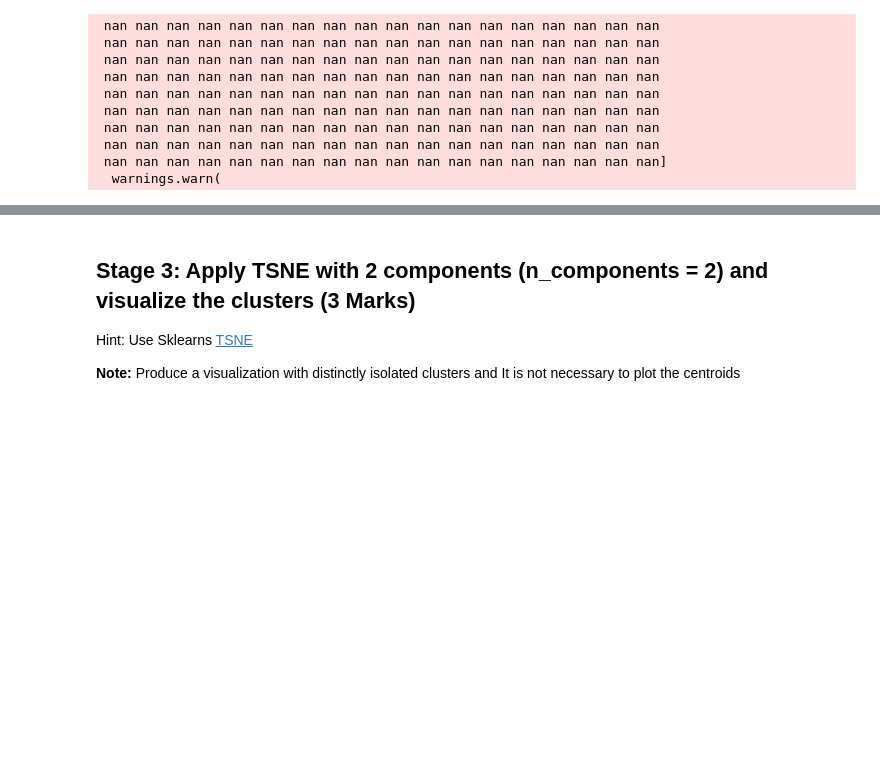
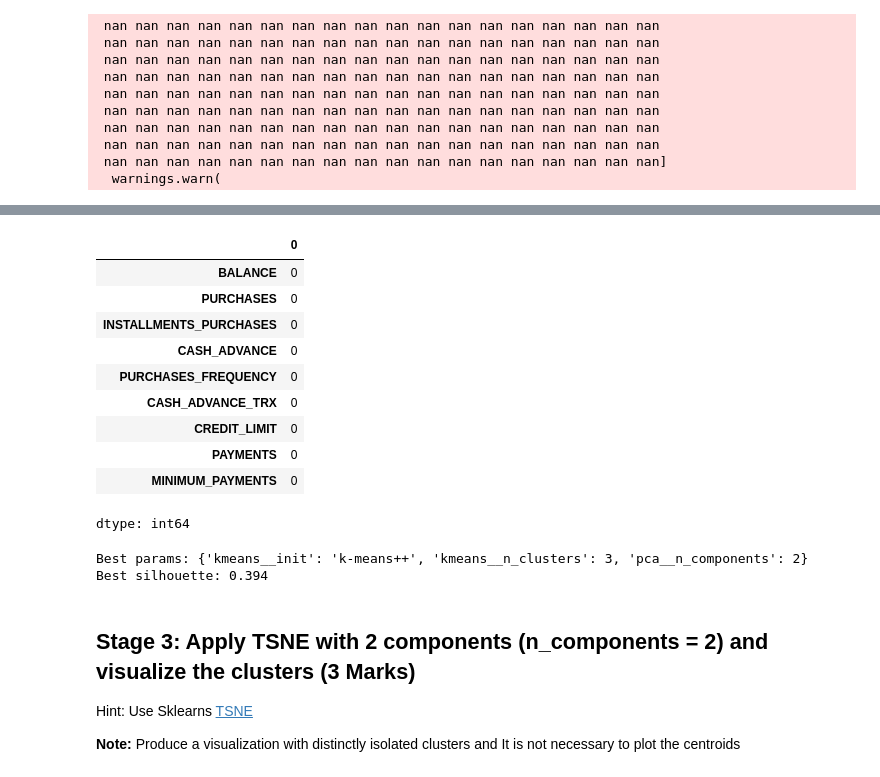
Before and after one commit to vikramvundyala/python_AI-ML, a Jupyter notebook: U2_MH2_Customer_Segmentation.ipynb, the cells around one changed output, grey strips where cells are left out. Drawn from its saved outputs; the diff is of its cells as text; code cells hidden in the pictures; blank space fills up the shorter version.

```diff
--- a/U2_MH2_Customer_Segmentation.ipynb
+++ b/U2_MH2_Customer_Segmentation.ipynb
@@ -286,3 +283,70 @@ Best parameters: {'init': 'k-means++', 'max_iter': 100, 'n_clusters': 2, 'n_init
+# %%
+
+df.dtypes
+df.isna().sum()
+# %% [output]
+|  | 0 |
+| BALANCE | 0 |
+| PURCHASES | 0 |
+| INSTALLMENTS_PURCHASES | 0 |
+| CASH_ADVANCE | 0 |
+| PURCHASES_FREQUENCY | 0 |
+| CASH_ADVANCE_TRX | 0 |
+| CREDIT_LIMIT | 0 |
+| PAYMENTS | 0 |
+| MINIMUM_PAYMENTS | 0 |
+dtype: int64
+# %%
+from sklearn.pipeline import Pipeline
+from sklearn.decomposition import PCA
+from sklearn.impute import SimpleImputer
+
+pipe = Pipeline([
+    ('impute', SimpleImputer(strategy='median')),  # ← handles NaNs
+    ('scale',  StandardScaler()),
+    ('pca',    PCA()),
+    ('kmeans', KMeans(random_state=42))
+])
+
+# 2️⃣ Hyper‑parameter grid
+param_grid = {
+    'pca__n_components':  [2, 3, 4],
+    'kmeans__n_clusters': [2, 3, 4, 5, 6],
+    'kmeans__init':       ['k-means++', 'random']
+}
+
+# 3️⃣ Custom silhouette scorer (robust across sklearn versions)
+def silhouette_scorer(estimator, X):
+    # labels of the already‑fitted kmeans step
+    labels = estimator.named_steps['kmeans'].labels_
+
+    # short‑circuit if KMeans collapsed to <2 clusters
+    if np.unique(labels).size < 2:
+        return -1                         # silhouette undefined → worst score
+
+    # transformed feature space (impute → scale → PCA)
+    Z = estimator.named_steps['pca'].transform(
+            estimator.named_steps['scale'].transform(
+                estimator.named_steps['impute'].transform(X)))
+
+    return silhouette_score(Z, labels)
+
+# 4️⃣ “No‑split” CV (train = test = all rows)
+idx = np.arange(len(df))
+cv  = [(idx, idx)]
+
+search = GridSearchCV(pipe,
+                      param_grid,
+                      scoring=silhouette_scorer,
+                      cv=cv,
+                      n_jobs=-1)
+
+search.fit(df)          # df is your DataFrame
+print("Best params:", search.best_params_)
+print("Best silhouette:", round(search.best_score_, 3))
+# %% [output]
+Best params: {'kmeans__init': 'k-means++', 'kmeans__n_clusters': 3, 'pca__n_components': 2}
+Best silhouette: 0.394
 # %% [markdown]
 ## **Stage 3:** Apply **TSNE** with 2 components (n_components = 2) and visualize the clusters (3 Marks)
 
```
Also changed, not shown: parts of 2 cells of this notebook.
